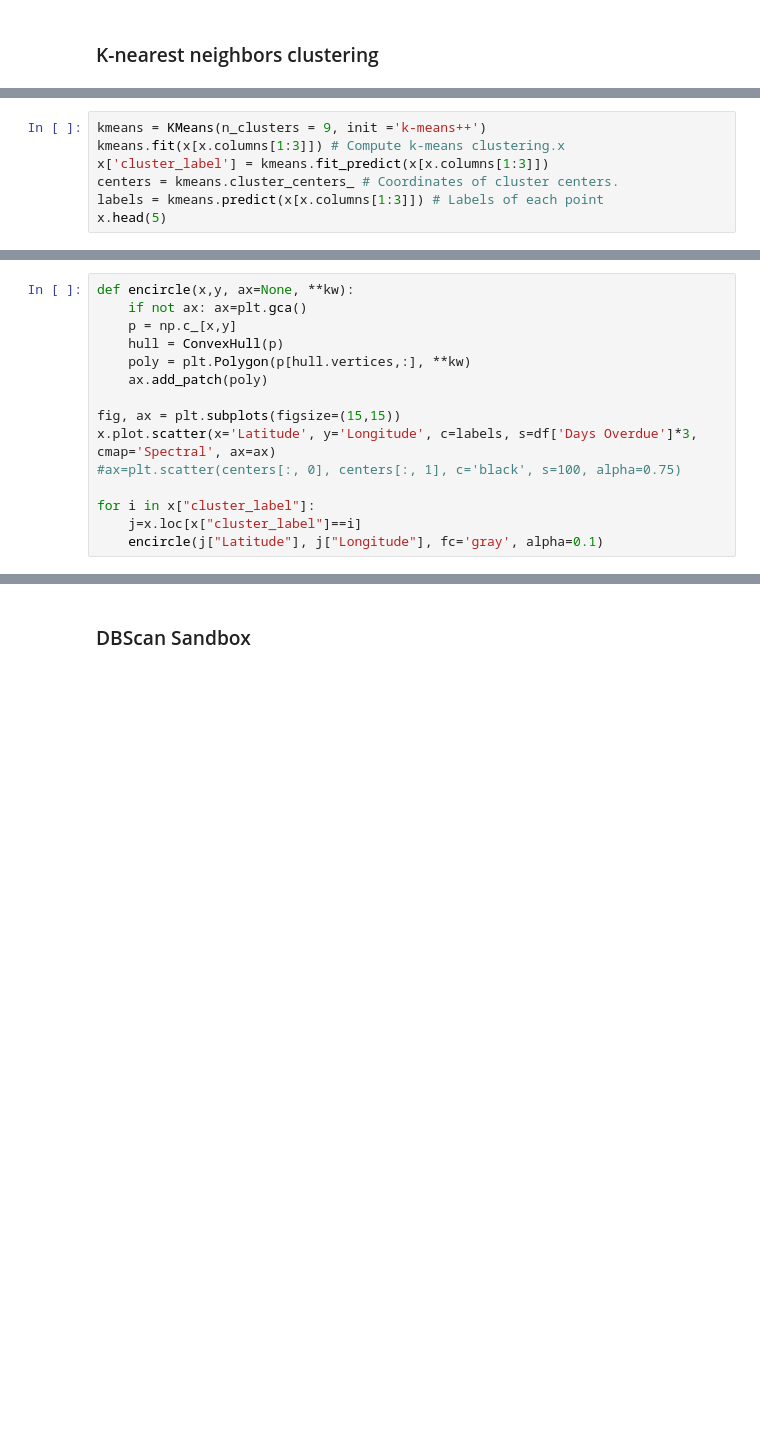
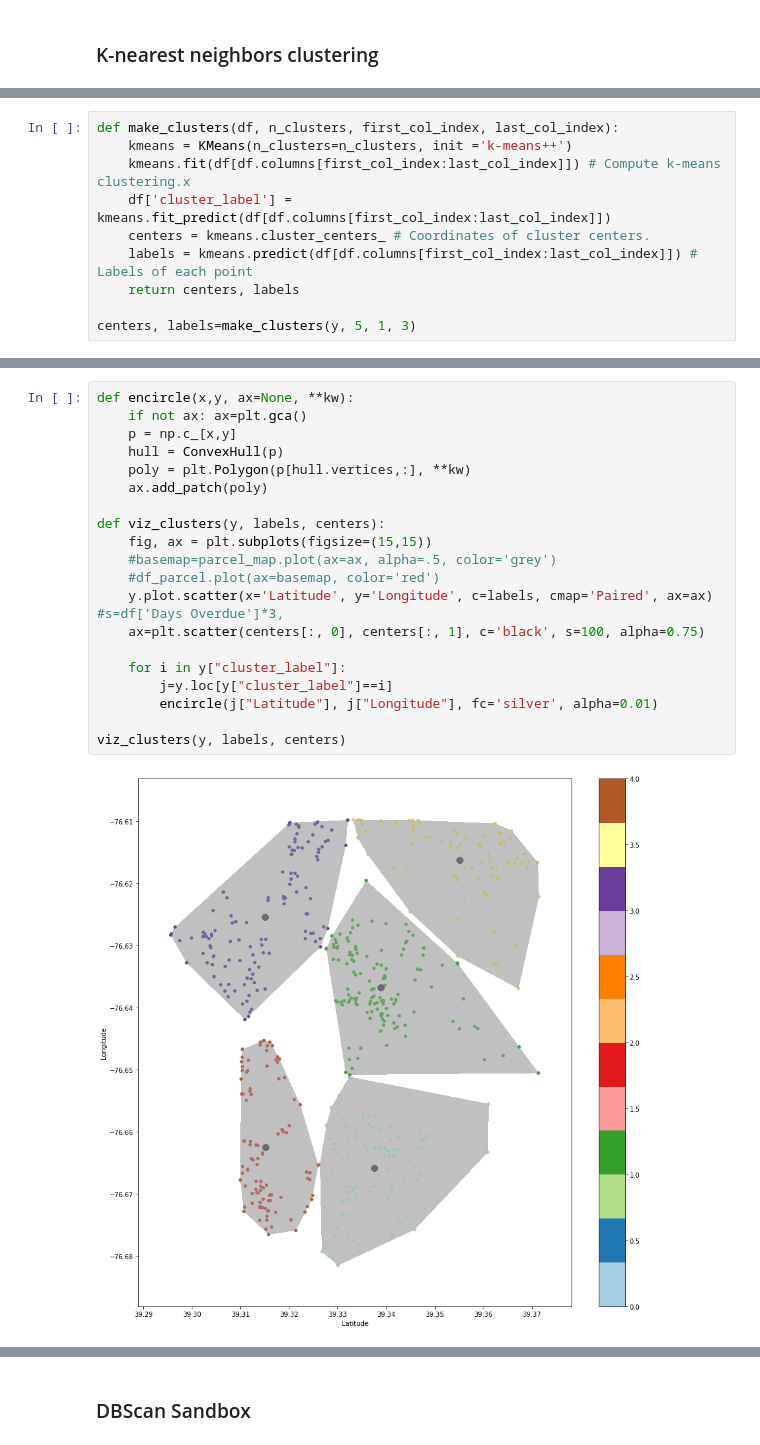
Before and after one commit to city-of-baltimore/BSWWorkClusters, a Jupyter notebook: clusters.ipynb, the cells around one changed output, grey strips where cells are left out. Saved outputs shown, nothing was run; the diff lists cells and outputs as text; blank space fills up the shorter version.

```diff
--- a/clusters.ipynb
+++ b/clusters.ipynb
@@ -38,7 +68,10 @@ plt.show()
 # %%
-kmeans = KMeans(n_clusters = 9, init ='k-means++')
-kmeans.fit(x[x.columns[1:3]]) # Compute k-means clustering.x
-x['cluster_label'] = kmeans.fit_predict(x[x.columns[1:3]])
-centers = kmeans.cluster_centers_ # Coordinates of cluster centers.
-labels = kmeans.predict(x[x.columns[1:3]]) # Labels of each point
-x.head(5)
+def make_clusters(df, n_clusters, first_col_index, last_col_index):
+    kmeans = KMeans(n_clusters=n_clusters, init ='k-means++')
+    kmeans.fit(df[df.columns[first_col_index:last_col_index]]) # Compute k-means clustering.x
+    df['cluster_label'] = kmeans.fit_predict(df[df.columns[first_col_index:last_col_index]])
+    centers = kmeans.cluster_centers_ # Coordinates of cluster centers.
+    labels = kmeans.predict(df[df.columns[first_col_index:last_col_index]]) # Labels of each point
+    return centers, labels
+
+centers, labels=make_clusters(y, 5, 1, 3)
@@ -45,15 +94,22 @@ x.head(5)
 # %%
 def encircle(x,y, ax=None, **kw):
     if not ax: ax=plt.gca()
     p = np.c_[x,y]
     hull = ConvexHull(p)
     poly = plt.Polygon(p[hull.vertices,:], **kw)
     ax.add_patch(poly)
 
-fig, ax = plt.subplots(figsize=(15,15))
-x.plot.scatter(x='Latitude', y='Longitude', c=labels, s=df['Days Overdue']*3, cmap='Spectral', ax=ax)
-#ax=plt.scatter(centers[:, 0], centers[:, 1], c='black', s=100, alpha=0.75)
+def viz_clusters(y, labels, centers):
+    fig, ax = plt.subplots(figsize=(15,15))
+    #basemap=parcel_map.plot(ax=ax, alpha=.5, color='grey')
+    #df_parcel.plot(ax=basemap, color='red')
+    y.plot.scatter(x='Latitude', y='Longitude', c=labels, cmap='Paired', ax=ax) #s=df['Days Overdue']*3,
+    ax=plt.scatter(centers[:, 0], centers[:, 1], c='black', s=100, alpha=0.75)
 
-for i in x["cluster_label"]:
-    j=x.loc[x["cluster_label"]==i]
-    encircle(j["Latitude"], j["Longitude"], fc='gray', alpha=0.1)
+    for i in y["cluster_label"]:
+        j=y.loc[y["cluster_label"]==i]
+        encircle(j["Latitude"], j["Longitude"], fc='silver', alpha=0.01)
+
+viz_clusters(y, labels, centers)
+# %% [output]
+[figure, added]
```
Also changed, not shown: parts of 5 cells of this notebook.
